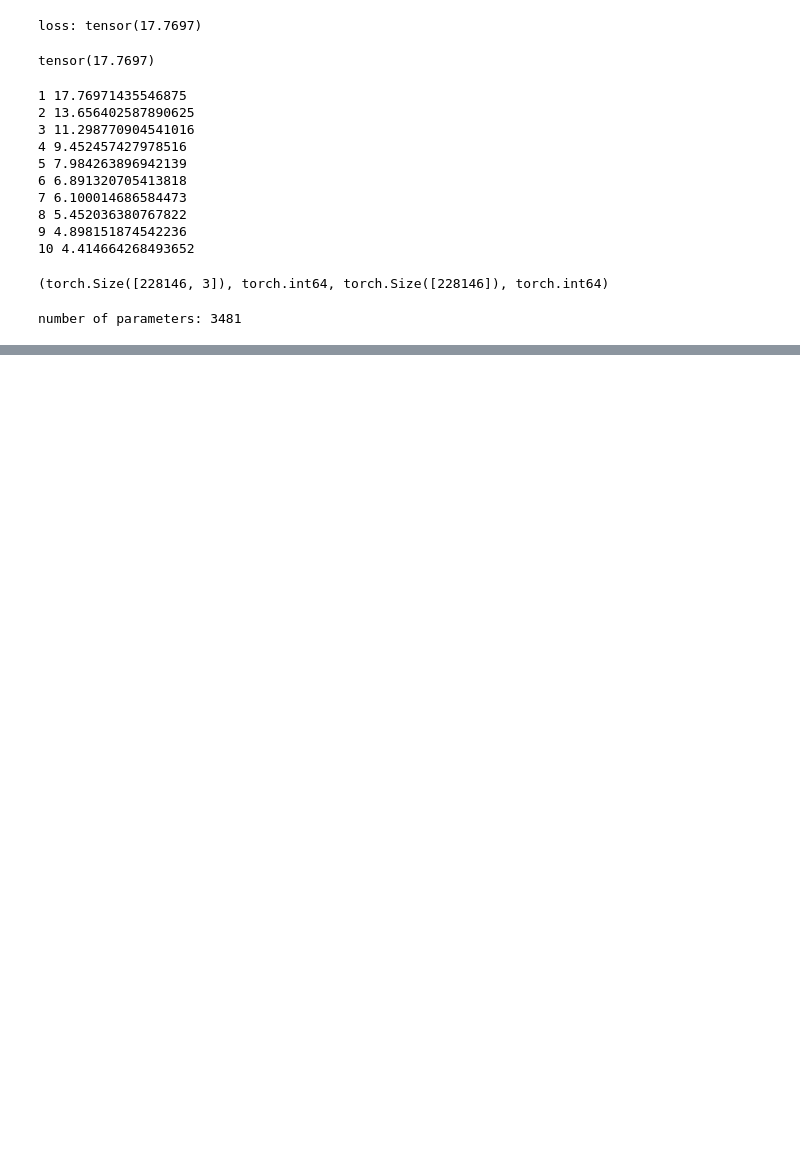
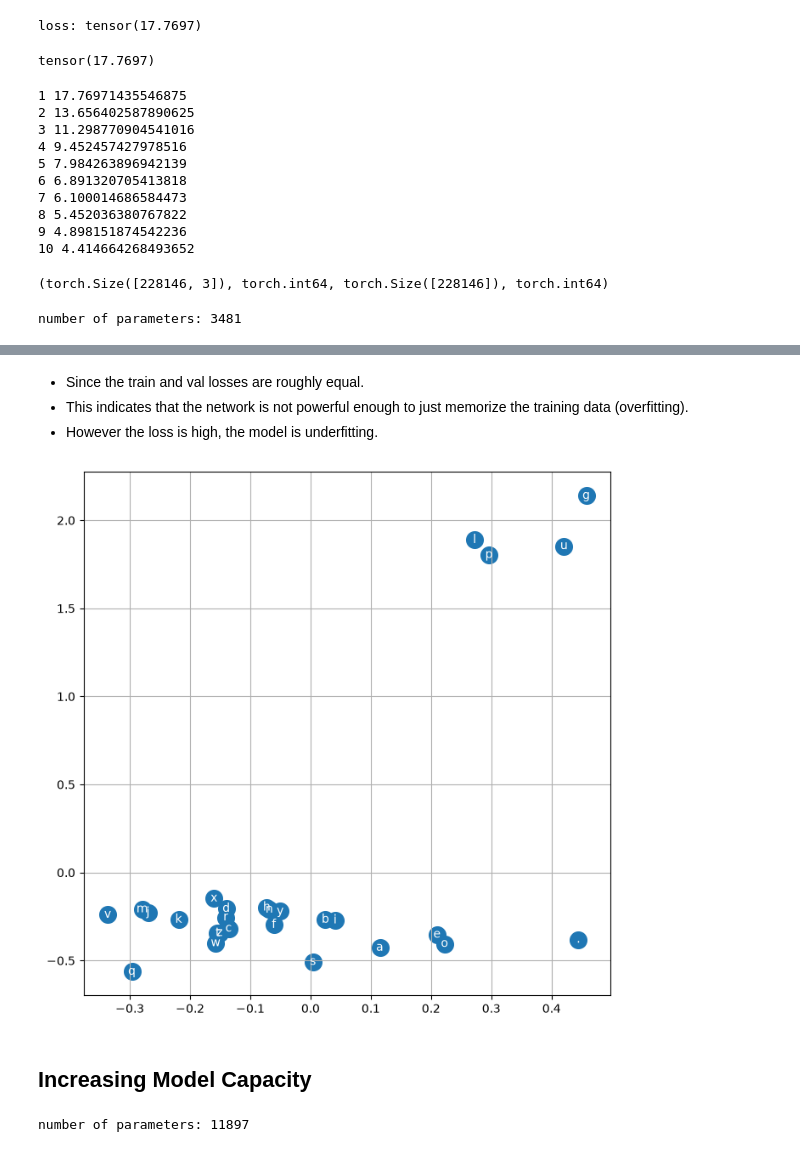
Before and after one commit to ebylmz/makemore, a Jupyter notebook: notebooks/p2_mlp.ipynb, the cells around one changed output, grey strips where cells are left out. Drawn from its saved outputs; the diff is of its cells as text; code cells hidden in the pictures; blank space fills up the shorter version.

```diff
--- a/notebooks/p2_mlp.ipynb
+++ b/notebooks/p2_mlp.ipynb
@@ -369,0 +485,33 @@ plt.plot(lri, lossi)
+# %% [markdown]
+- Since the train and val losses are roughly equal.
+- This indicates that the network is not powerful enough to just memorize the training data (overfitting).
+- However the loss is high, the model is underfitting.
+# %%
+plt.figure(figsize=(8, 8))
+plt.scatter(C[:,0].data, C[:,1].data, s=200)
+for i in range(C.shape[0]):
+    plt.text(C[i,0].item(), C[i,1].item(), itos[i], ha='center', va='center', color='white')
+plt.grid('minor')
+# %% [output]
+[figure, added]
+# %% [markdown]
+## Increasing Model Capacity
+# %%
+# let's increase the dimension of char vectors from 2 to 10
+g = torch.Generator().manual_seed(2147483647)
+C = torch.randn((27, 10), generator=g)
+
+# define a 2-layer MLP
+W1 = torch.randn(30, 200, generator=g)
+b1 = torch.randn(200, generator=g)
+W2 = torch.randn(200, 27, generator=g)
+b2 = torch.randn(27, generator=g)
+parameters = [C, W1, b1, W2, b2]
+
+nparams = sum(p.nelement() for p in parameters)
+print('number of parameters:', nparams)
+
+for p in parameters:
+    p.requires_grad = True
+# %% [output]
+number of parameters: 11897
```
Also changed, not shown: parts of 18 cells of this notebook.
